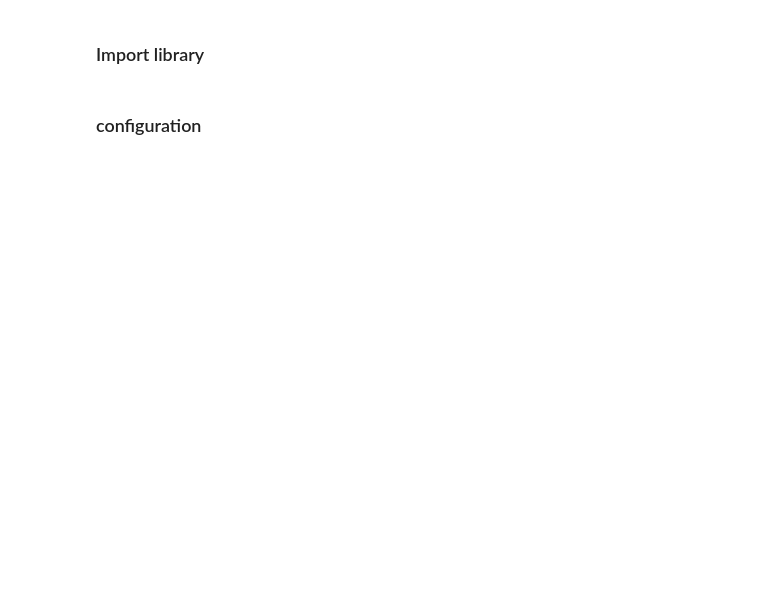
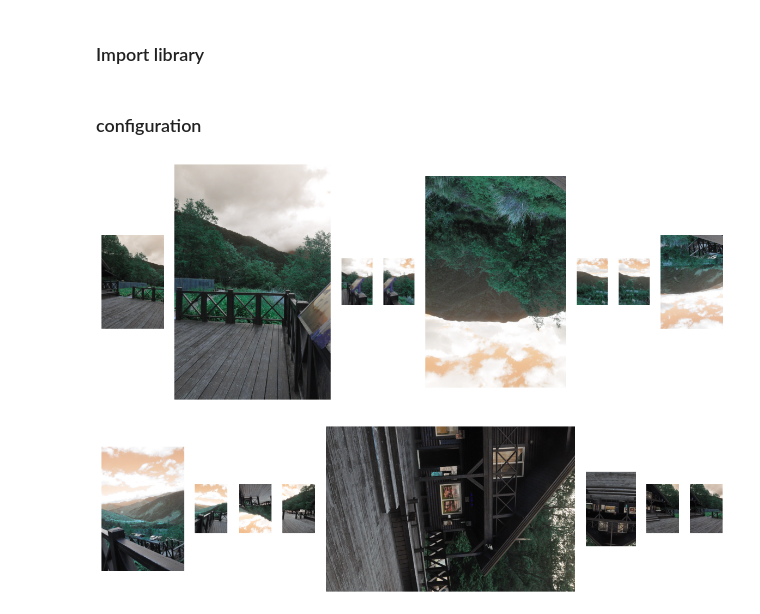
Before and after one commit to vabpf/cpv_with_huy, a Jupyter notebook: CuaBinh/stitching_detailed.ipynb, the cells around one changed output. Cells and saved outputs as stored; diff of their text form; code cells hidden in the pictures; blank space fills up the shorter version.

```diff
--- a/CuaBinh/stitching_detailed.ipynb
+++ b/CuaBinh/stitching_detailed.ipynb
@@ -15,0 +25,6 @@ stitcher = Stitcher()
+# %%
+plot(images[:8])
+plot(images[8:])
+# %% [output]
+[figure, added]
+[figure, added]
```
Also changed, not shown: parts of 12 cells of this notebook, 16 other files.
